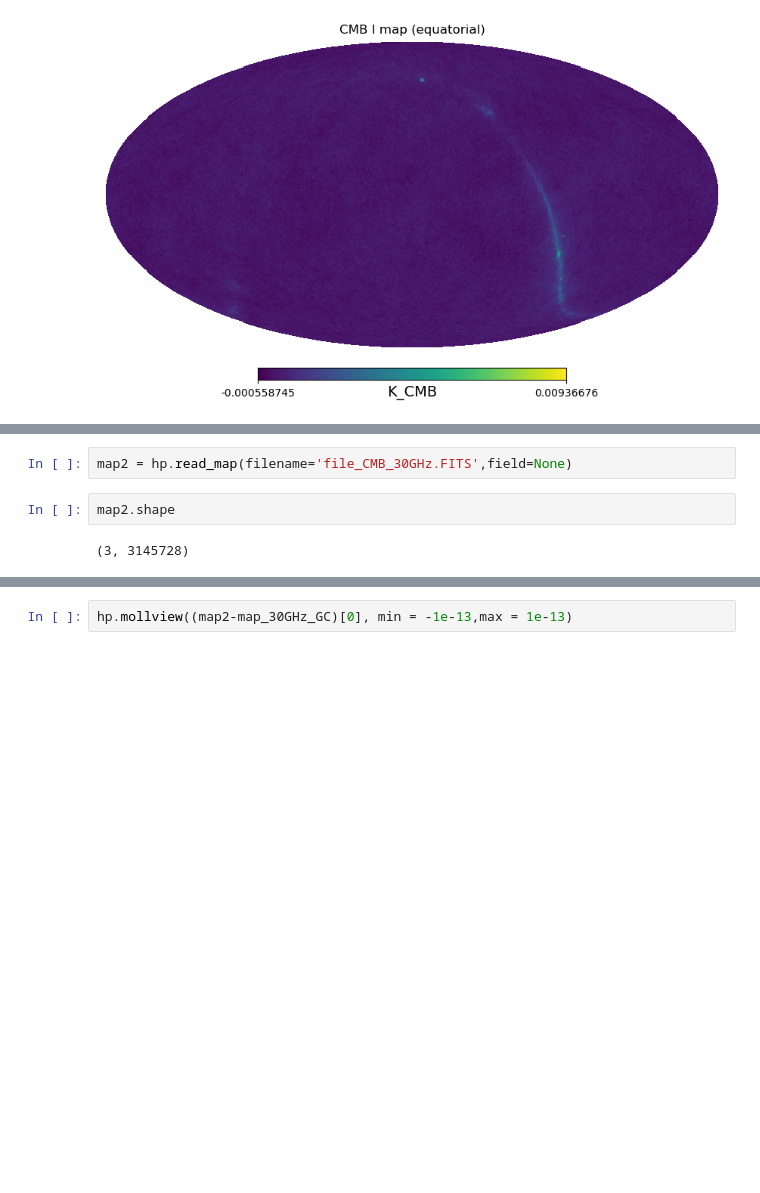
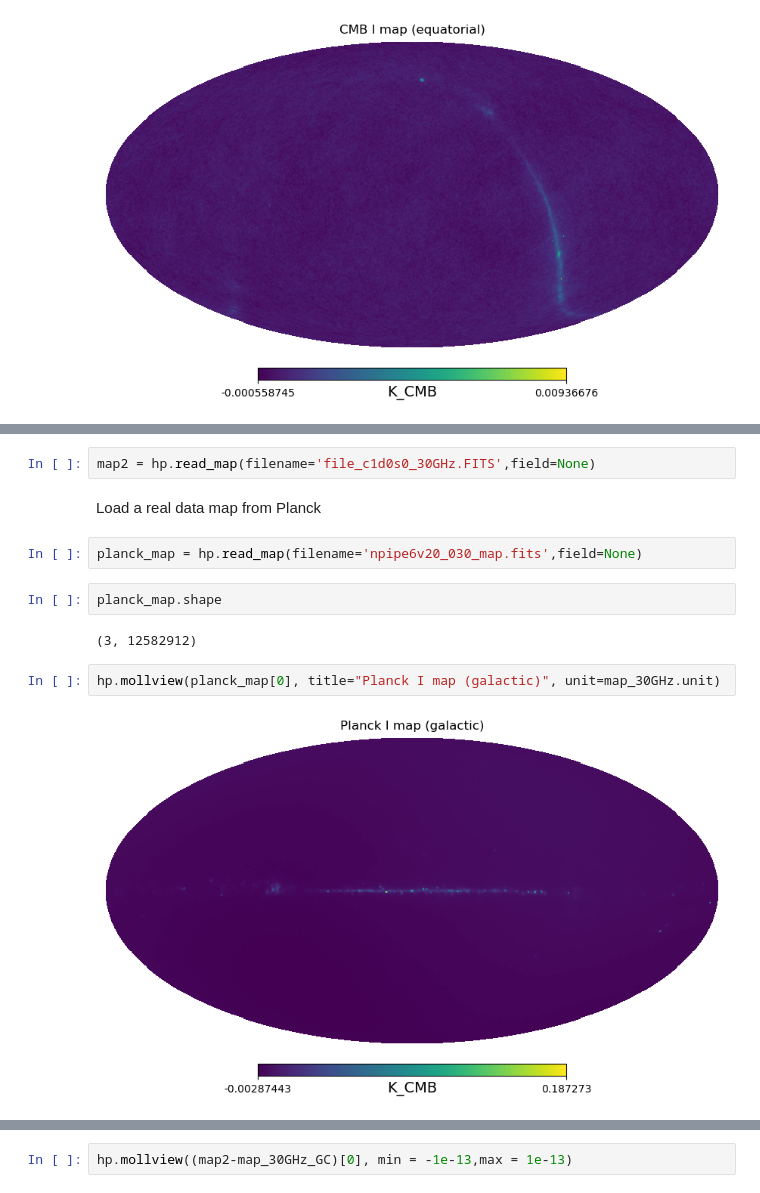
Before and after one commit to julientang/M2-internship, a Jupyter notebook: notebook/Observation_101.ipynb, the cells around one changed output, grey strips where cells are left out. Cells and saved outputs as stored; diff of their text form; blank space fills up the shorter version.

```diff
--- a/notebook/Observation_101.ipynb
+++ b/notebook/Observation_101.ipynb
@@ -64,8 +64,16 @@ hp.write_map(filename='file_CMB_30GHz.FITS',m = map_30GHz_GC, coord = 'C',overwr
 # %% [output]
 setting the output map dtype to [dtype('float64'), dtype('float64'), dtype('float64')]
 # %%
-map2 = hp.read_map(filename='file_CMB_30GHz.FITS',field=None)
+map2 = hp.read_map(filename='file_c1d0s0_30GHz.FITS',field=None)
+# %% [markdown]
+Load a real data map from Planck
+# %%
+planck_map = hp.read_map(filename='npipe6v20_030_map.fits',field=None)
 # %%
-map2.shape
+planck_map.shape
 # %% [output]
-(3, 3145728)
+(3, 12582912)
+# %%
+hp.mollview(planck_map[0], title="Planck I map (galactic)", unit=map_30GHz.unit)
+# %% [output]
+[figure, added]
```
Also changed, not shown: parts of 59 cells of this notebook, 2 other files.
